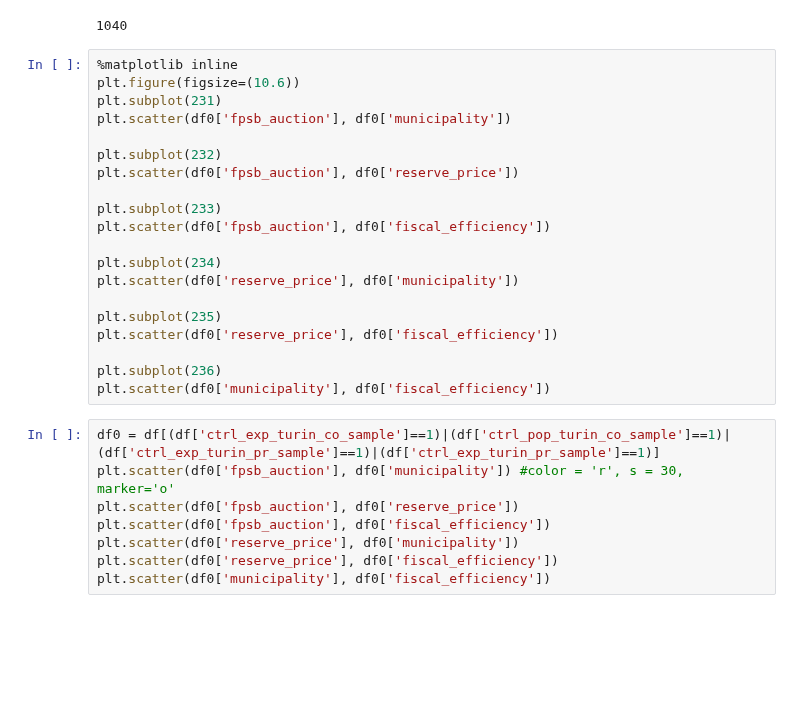
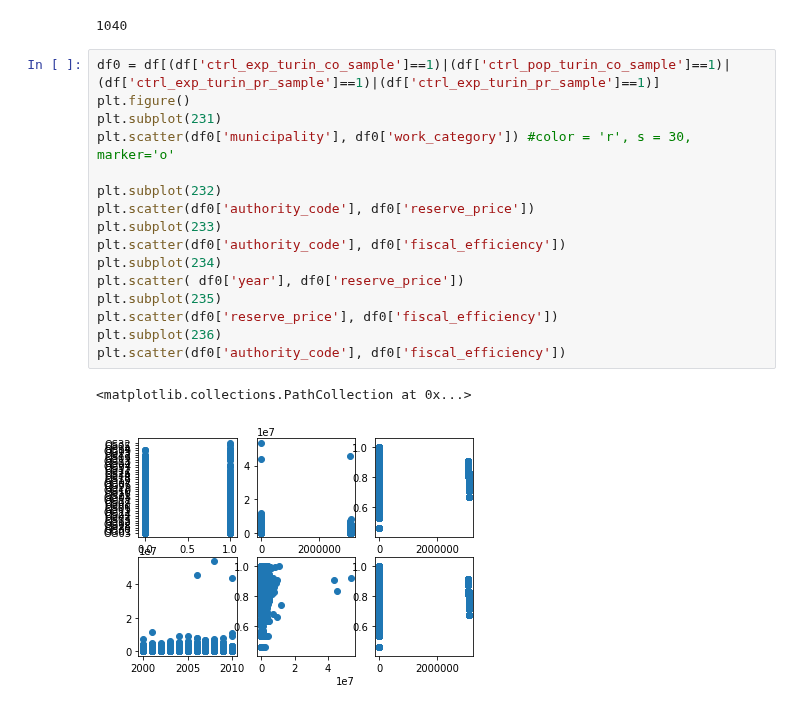
Before and after one commit to huiren-j/Replication-of-Decarolis-2014-, a Jupyter notebook: Untitled.ipynb, the cells around one changed output. Saved outputs shown, nothing was run; the diff lists cells and outputs as text; blank space fills up the shorter version.

```diff
--- a/Untitled.ipynb
+++ b/Untitled.ipynb
@@ -417,30 +464,21 @@ len(data1[(data1['ctrl_pop_exp_turin_pr_sample']==1)&(data1['turin_pr_sample']==
 # %% [output]
 1040
 # %%
-%matplotlib inline
-plt.figure(figsize=(10.6))
+df0 = df[(df['ctrl_exp_turin_co_sample']==1)|(df['ctrl_pop_turin_co_sample']==1)|(df['ctrl_exp_turin_pr_sample']==1)|(df['ctrl_exp_turin_pr_sample']==1)]
+plt.figure()
 plt.subplot(231)
-plt.scatter(df0['fpsb_auction'], df0['municipality'])
+plt.scatter(df0['municipality'], df0['work_category']) #color = 'r', s = 30, marker='o'
 
 plt.subplot(232)
-plt.scatter(df0['fpsb_auction'], df0['reserve_price'])
-
+plt.scatter(df0['authority_code'], df0['reserve_price'])
 plt.subplot(233)
-plt.scatter(df0['fpsb_auction'], df0['fiscal_efficiency'])
-
+plt.scatter(df0['authority_code'], df0['fiscal_efficiency'])
 plt.subplot(234)
-plt.scatter(df0['reserve_price'], df0['municipality'])
-
+plt.scatter( df0['year'], df0['reserve_price'])
 plt.subplot(235)
 plt.scatter(df0['reserve_price'], df0['fiscal_efficiency'])
-
 plt.subplot(236)
-plt.scatter(df0['municipality'], df0['fiscal_efficiency'])
+plt.scatter(df0['authority_code'], df0['fiscal_efficiency'])
+# %% [output]
+<matplotlib.collections.PathCollection at 0x...>
+[figure, added]
-# %%
-df0 = df[(df['ctrl_exp_turin_co_sample']==1)|(df['ctrl_pop_turin_co_sample']==1)|(df['ctrl_exp_turin_pr_sample']==1)|(df['ctrl_exp_turin_pr_sample']==1)]
-plt.scatter(df0['fpsb_auction'], df0['municipality']) #color = 'r', s = 30, marker='o'
-plt.scatter(df0['fpsb_auction'], df0['reserve_price'])
-plt.scatter(df0['fpsb_auction'], df0['fiscal_efficiency'])
-plt.scatter(df0['reserve_price'], df0['municipality'])
-plt.scatter(df0['reserve_price'], df0['fiscal_efficiency'])
-plt.scatter(df0['municipality'], df0['fiscal_efficiency'])
```
Also changed, not shown: parts of 30 cells of this notebook, 4 other files.
